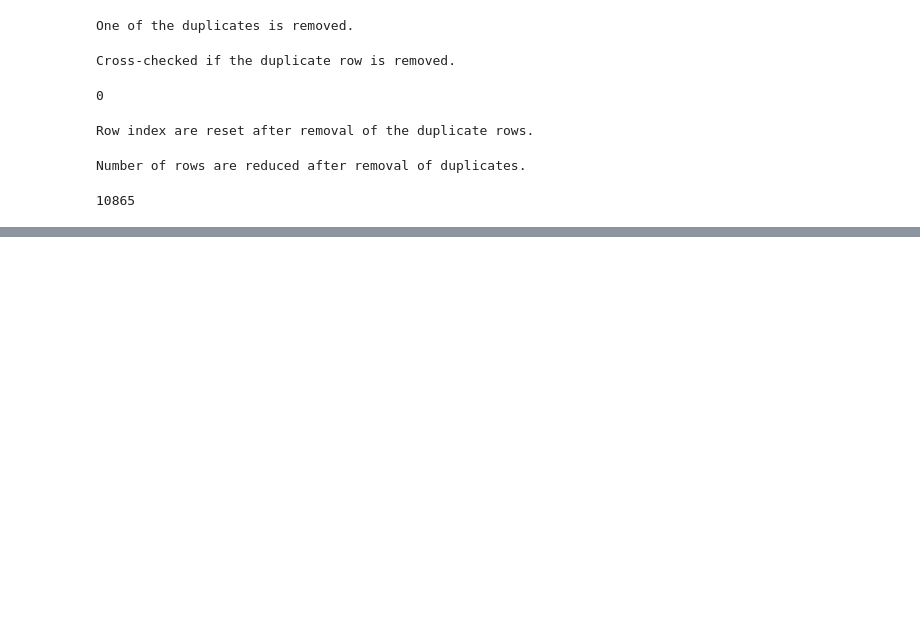
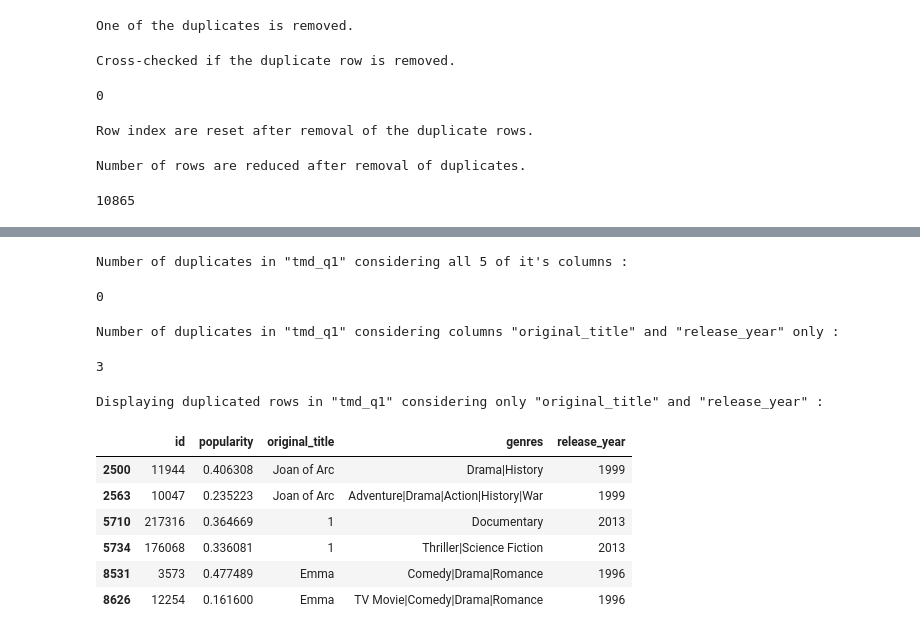
Before and after one commit to BalavishnuUdayakumar/EDA_TMDb, a Jupyter notebook: Exploratory_Data_Analysis_of_TMDb_dataset.ipynb, the cells around one changed output, grey strips where cells are left out. Drawn from its saved outputs; the diff is of its cells as text; code cells hidden in the pictures; blank space fills up the shorter version.

```diff
--- a/Exploratory_Data_Analysis_of_TMDb_dataset.ipynb
+++ b/Exploratory_Data_Analysis_of_TMDb_dataset.ipynb
@@ -281,0 +372,6 @@ Number of rows are reduced after removal of duplicates.
+# %%
+# remove rows with null values in genre column
+
+print('\033[1m' + 'Removing rows with null values.' + '\033[0m')
+
+tmd_q1.dropna(inplace = True)
@@ -281,0 +395,6 @@ Number of rows are reduced after removal of duplicates.
+# %%
+# reset the index numbering of rows
+
+print('\033[1m' + 'The row index are reset.' + '\033[0m')
+
+tmd_q1.reset_index(drop = True, inplace = True)
@@ -281,0 +418,36 @@ Number of rows are reduced after removal of duplicates.
+# %%
+# number of duplicate rows considering all 5 columns in "tmd_q1"
+
+print('\033[4m' +'\033[1m' + 'Number of duplicates in "tmd_q1" considering all 5 of \
+it\'s columns' + '\033[0m' + '\033[0m' + ' :')
+
+tmd_q1.duplicated().sum()
+# %% [output]
+Number of duplicates in "tmd_q1" considering all 5 of it's columns :
+0
+# %%
+# number of duplicate rows considering "original_title" and "release_year" columns
+
+print('\033[4m' +'\033[1m' + 'Number of duplicates in "tmd_q1" considering columns \
+"original_title" and "release_year" only' + '\033[0m' + '\033[0m' + ' :')
+
+tmd_q1.duplicated(['original_title', 'release_year']).sum()
+# %% [output]
+Number of duplicates in "tmd_q1" considering columns "original_title" and "release_year" only :
+3
+# %%
+# listing all these rows
+
+print('\033[4m' +'\033[1m' + 'Displaying duplicated rows in "tmd_q1" considering only \
+"original_title" and "release_year"' + '\033[0m' + '\033[0m' + ' :')
+
+tmd_q1[tmd_q1.duplicated(['original_title', 'release_year'], keep = False)]
+# %% [output]
+Displaying duplicated rows in "tmd_q1" considering only "original_title" and "release_year" :
+|  | id | popularity | original_title | genres | release_year |
+| 2500 | 11944 | 0.406308 | Joan of Arc | Drama|History | 1999 |
+| 2563 | 10047 | 0.235223 | Joan of Arc | Adventure|Drama|Action|History|War | 1999 |
+| 5710 | 217316 | 0.364669 | 1 | Documentary | 2013 |
+| 5734 | 176068 | 0.336081 | 1 | Thriller|Science Fiction | 2013 |
+| 8531 | 3573 | 0.477489 | Emma | Comedy|Drama|Romance | 1996 |
+| 8626 | 12254 | 0.161600 | Emma | TV Movie|Comedy|Drama|Romance | 1996 |
```
Also changed, not shown: parts of 16 cells of this notebook, 1 other file.
